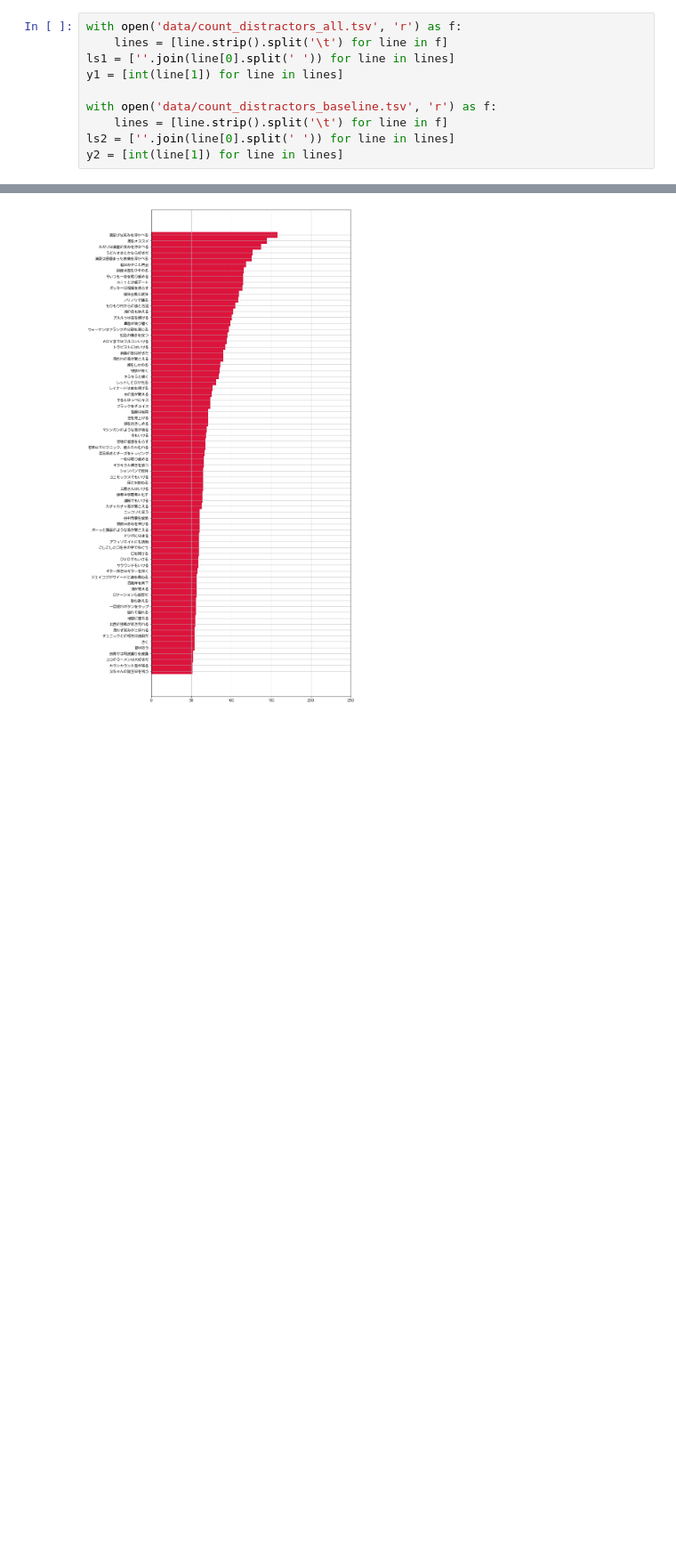
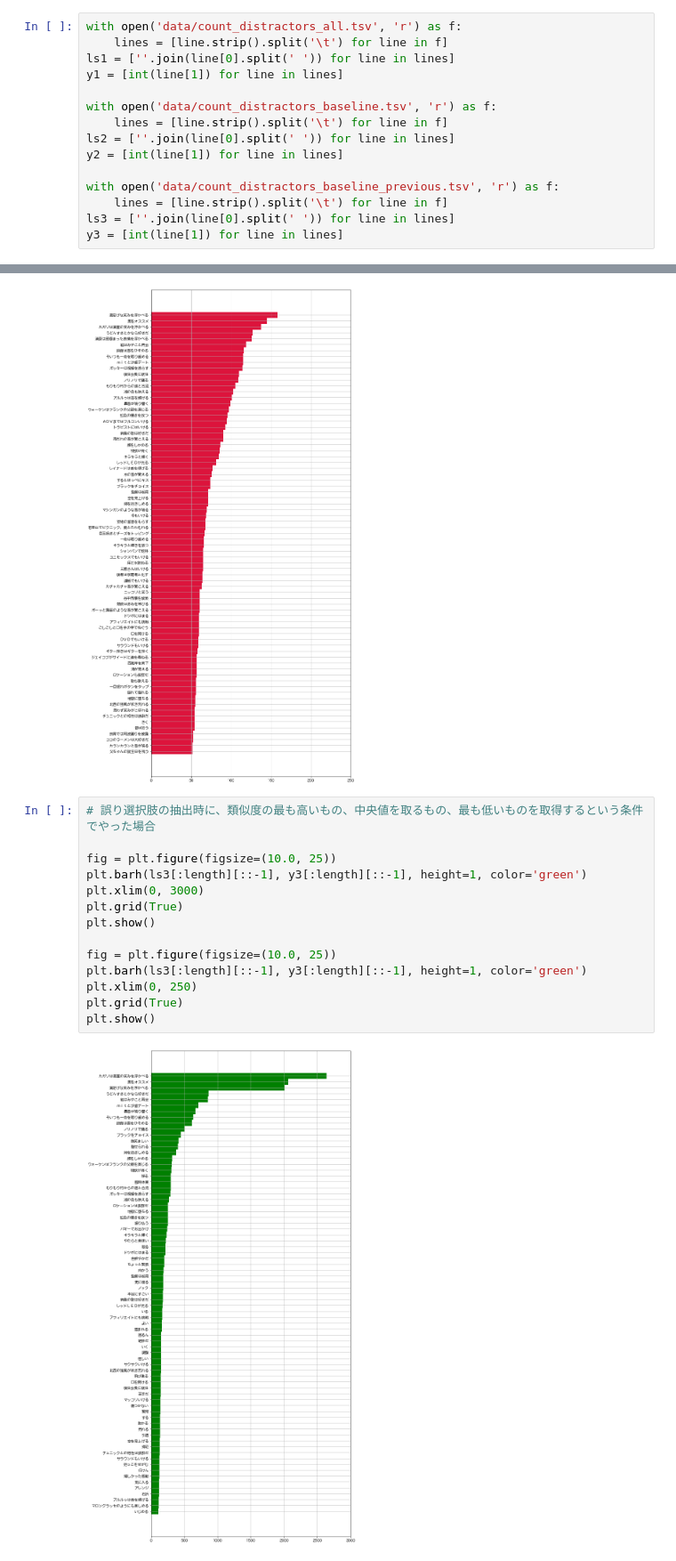
Before and after one commit to omukazu/pyplots, a Jupyter notebook: pyplots.ipynb, the cells around one changed output, grey strips where cells are left out. Shown at 89% size. Saved outputs shown, nothing was run; the diff lists cells and outputs as text; blank space fills up the shorter version.

Commit message:
modify figure

```diff
--- a/pyplots.ipynb
+++ b/pyplots.ipynb
@@ -15,6 +15,11 @@ with open('data/count_distractors_baseline.tsv', 'r') as f:
     lines = [line.strip().split('\t') for line in f]
 ls2 = [''.join(line[0].split(' ')) for line in lines]
 y2 = [int(line[1]) for line in lines]
+
+with open('data/count_distractors_baseline_previous.tsv', 'r') as f:
+    lines = [line.strip().split('\t') for line in f]
+ls3 = [''.join(line[0].split(' ')) for line in lines]
+y3 = [int(line[1]) for line in lines]
 # %%
 # 各問題の上位75頻度のdistractor
 
@@ -54,3 +57,19 @@ plt.grid(True)
 plt.show()
 # %% [output]
 [figure]
+# %%
+# 誤り選択肢の抽出時に、類似度の最も高いもの、中央値を取るもの、最も低いものを取得するという条件でやった場合
+
+fig = plt.figure(figsize=(10.0, 25))
+plt.barh(ls3[:length][::-1], y3[:length][::-1], height=1, color='green')
+plt.xlim(0, 3000)
+plt.grid(True)
+plt.show()
+
+fig = plt.figure(figsize=(10.0, 25))
+plt.barh(ls3[:length][::-1], y3[:length][::-1], height=1, color='green')
+plt.xlim(0, 250)
+plt.grid(True)
+plt.show()
+# %% [output]
+[figure, added]
```
Also changed, not shown: parts of 2 cells of this notebook.
